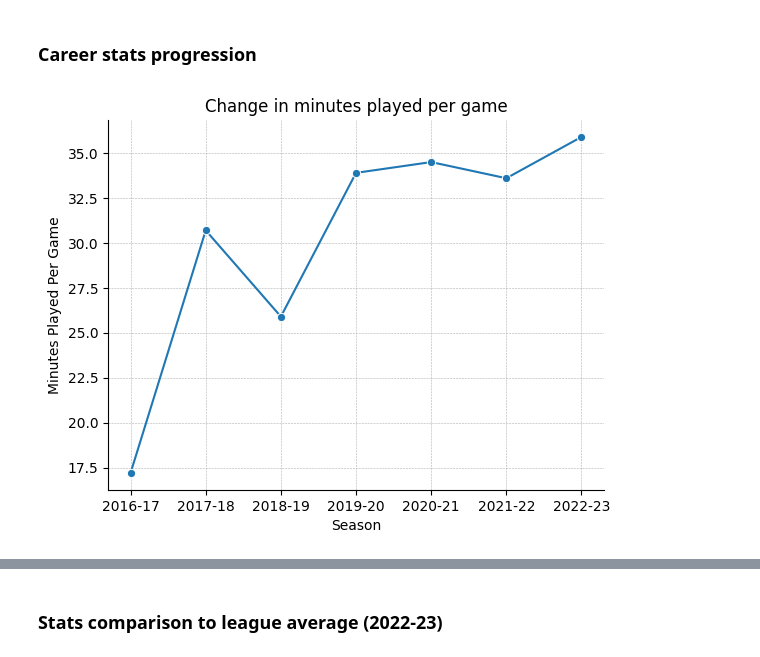
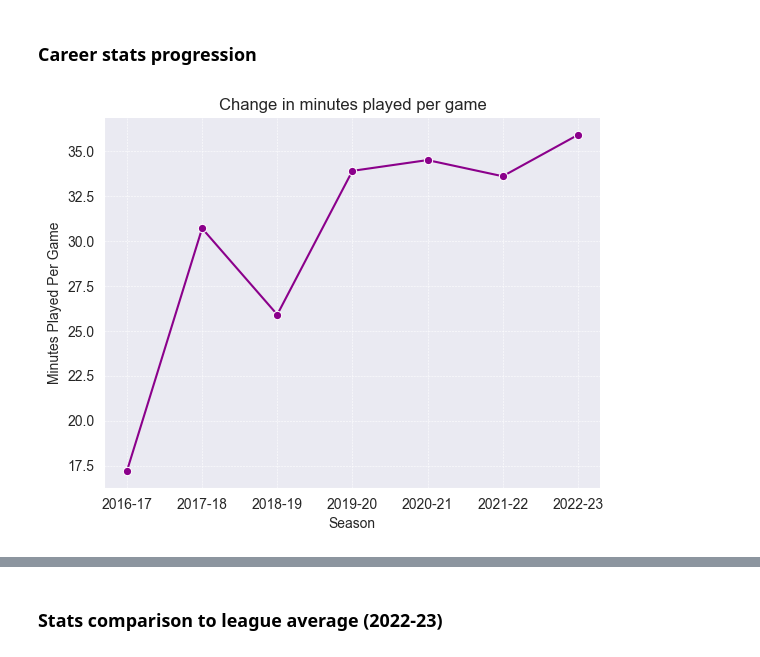
Before and after one commit to namhyk/jb-analysis, a Jupyter notebook: jaylen_brown.ipynb, the cells around one changed output, grey strips where cells are left out. Drawn from its saved outputs; the diff is of its cells as text; code cells hidden in the pictures.

```diff
--- a/jaylen_brown.ipynb
+++ b/jaylen_brown.ipynb
@@ -23,12 +23,13 @@ df_jb = df_jb.drop(index=[7])
 # %% [markdown]
 ### Career stats progression
 # %%
-sns.lineplot(x='Season', y='MP', data=df_jb, marker='o')
+sns.set_style('darkgrid')
+sns.lineplot(x='Season', y='MP', data=df_jb, marker='o', color='darkmagenta')
 plt.ylabel('Minutes Played Per Game')
 plt.title('Change in minutes played per game')
 sns.despine()
 plt.grid(linewidth = '0.4', linestyle = '--')
 plt.show()
 # %% [output]
-[figure, old version]
+[figure, new version]
 # %%
```
Also changed, not shown: parts of 17 cells of this notebook.
